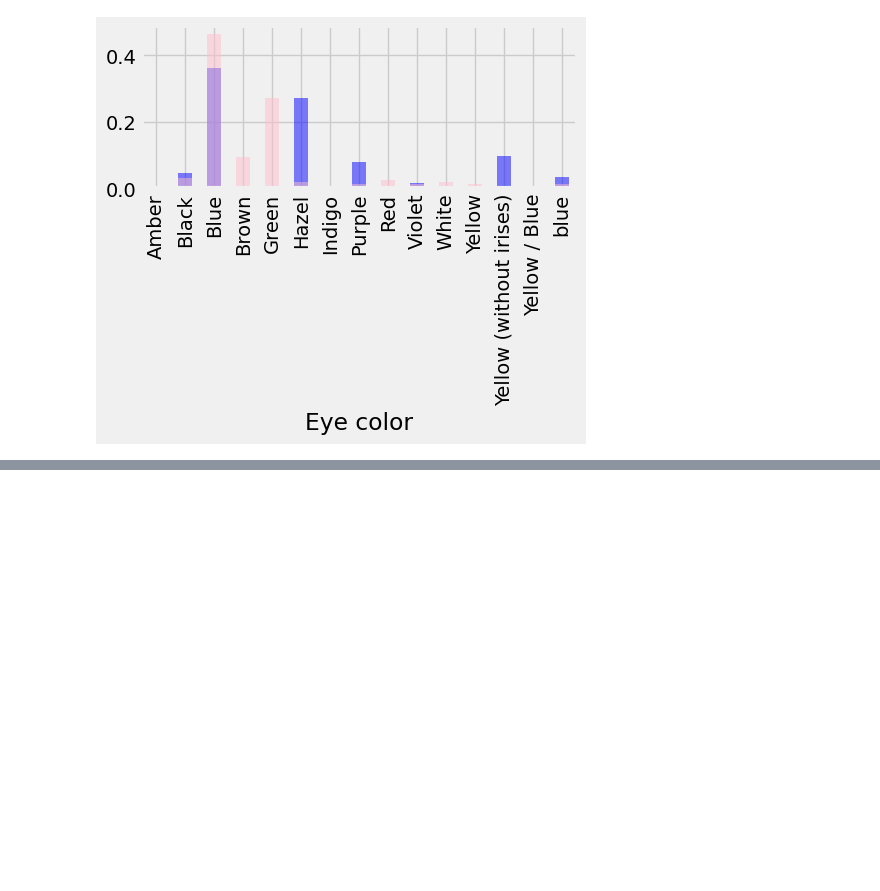
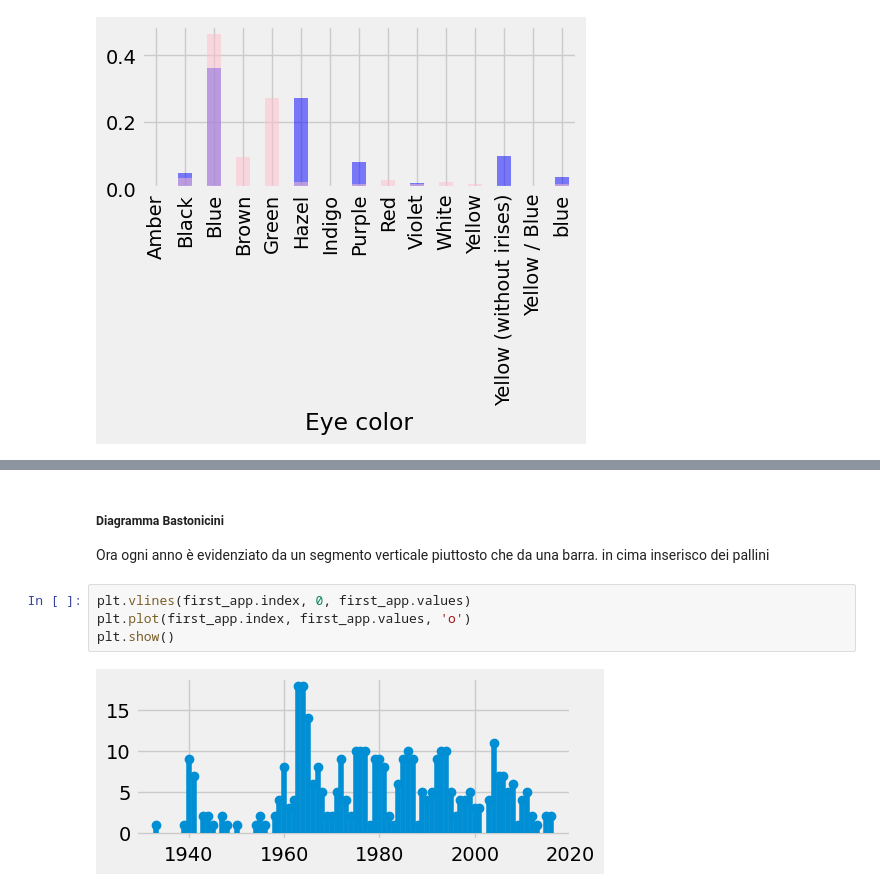
Before and after one commit to PippoZord/superhero-datascience, a Jupyter notebook: content/Esercitazioni/DatiFrequenze.ipynb, the cells around one changed output, grey strips where cells are left out. Drawn from its saved outputs; the diff is of its cells as text; blank space fills up the shorter version.

```diff
--- a/content/Esercitazioni/DatiFrequenze.ipynb
+++ b/content/Esercitazioni/DatiFrequenze.ipynb
@@ -235,0 +251,10 @@ plt.show()
+# %% [markdown]
+<h5>Diagramma Bastonicini</h5>
+
+Ora ogni anno è evidenziato da un segmento verticale piuttosto che da una barra. in cima inserisco dei pallini
+# %%
+plt.vlines(first_app.index, 0, first_app.values)
+plt.plot(first_app.index, first_app.values, 'o')
+plt.show()
+# %% [output]
+[figure, added]
```
Also changed, not shown: parts of 15 cells of this notebook, 1 other file.
